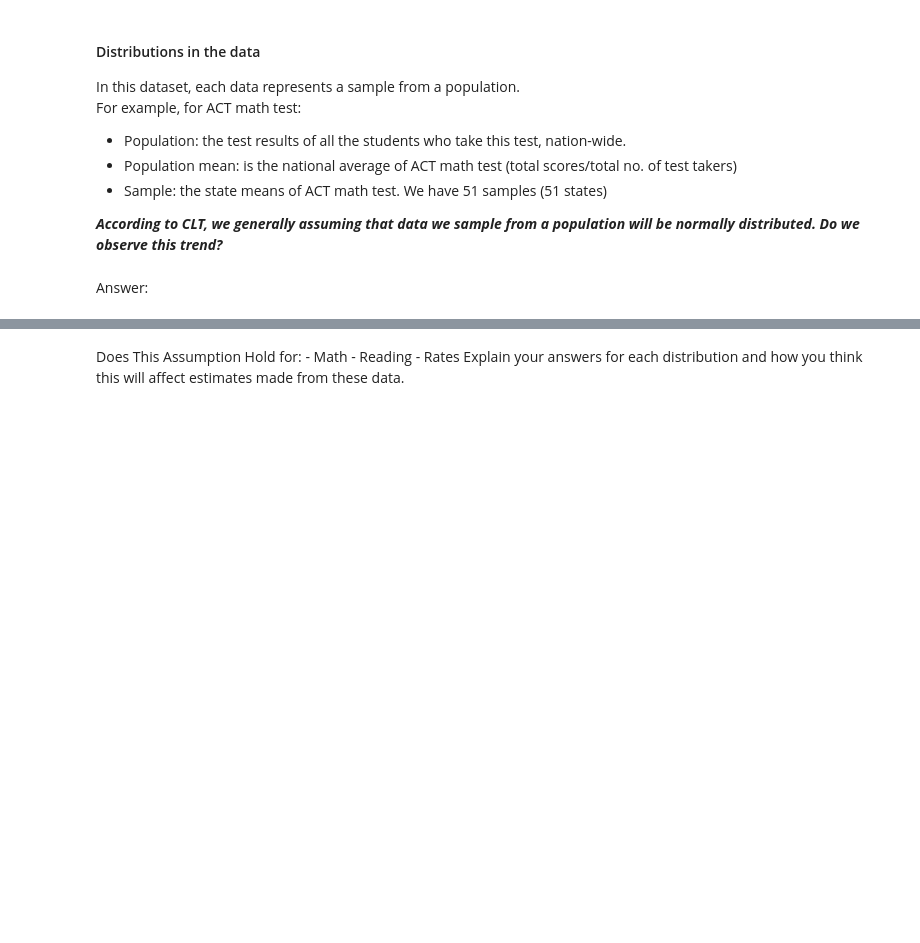
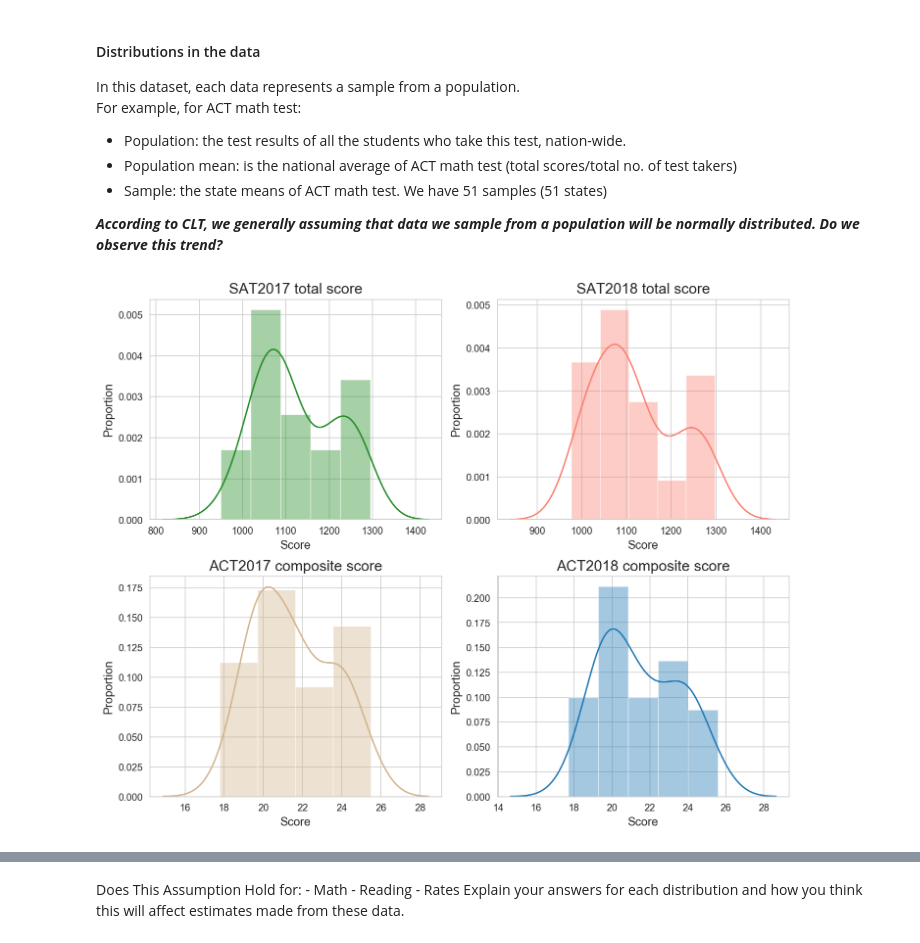
Before and after one commit to geoffersliu/dsiprojects, a Jupyter notebook: Project1234/project_1/code/starter-code_updated.ipynb, the cells around one changed output, grey strips where cells are left out. Saved outputs shown, nothing was run; the diff lists cells and outputs as text; code cells hidden in the pictures; blank space fills up the shorter version.

```diff
--- a/Project1234/project_1/code/starter-code_updated.ipynb
+++ b/Project1234/project_1/code/starter-code_updated.ipynb
@@ -1183,5 +1177,39 @@ For example, for ACT math test:
 - Sample: the state means of ACT math test. We have 51 samples (51 states)
 
 ***According to CLT, we generally assuming that data we sample from a population will be normally distributed. Do we observe this trend?***
-# %% [markdown]
-Answer:
+# %%
+#Creating subplots for seaborn dist plots of SAT and ACT total and composite scores 2017 and 2018
+fig, ax = plt.subplots(nrows = 2, ncols = 2, figsize = (10,8))
+#subplot for sat2017 avg total_score
+ax0 = sns.distplot(final["sat2017_avg_total_score"], ax=ax[0][0], color='forestgreen')
+ax[0][0].set_title("SAT2017 total score", fontsize = 15)
+ax[0][0].set_xlabel("Score", fontsize = 12)
+ax[0][0].set_ylabel("Proportion", fontsize = 12)
+ax[0][0].tick_params(axis="x", labelsize = 10)
+ax[0][0].tick_params(axis="y", labelsize = 10)
+#subplot for sat2018_avg total score
+ax1 = sns.distplot(final["sat2018_avg_total_score"], ax=ax[0][1], color ='salmon')
+ax[0][1].set_title("SAT2018 total score", fontsize = 15)
+ax[0][1].set_xlabel("Score", fontsize = 12)
+ax[0][1].set_ylabel("Proportion", fontsize = 12)
+ax[0][1].tick_params(axis="x", labelsize = 10)
+ax[0][1].tick_params(axis="y", labelsize = 10)
+#subplot for act2017 composite_score
+ax3 = sns.distplot(final["act2017_composite_score"], ax=ax[1][0], color ='tan')
+ax[1][0].set_title("ACT2017 composite score", fontsize = 15)
+ax[1][0].set_xlabel("Score", fontsize = 12)
+ax[1][0].set_ylabel("Proportion", fontsize = 12)
+ax[1][0].tick_params(axis="x", labelsize = 10)
+ax[1][0].tick_params(axis="y", labelsize = 10)
+#subplot for act2018 composite score
+ax4 = sns.distplot(final["act2018_composite_score"], ax=ax[1][1])
+ax[1][1].set_title("ACT2018 composite score", fontsize = 15)
+ax[1][1].set_xlabel("Score", fontsize = 12)
+ax[1][1].set_ylabel("Proportion", fontsize = 12)
+ax[1][1].tick_params(axis="x", labelsize = 10)
+ax[1][1].tick_params(axis="y", labelsize = 10)
+
+
+plt.tight_layout()
+# %% [output]
+[figure, added]
```
Also changed, not shown: parts of 113 cells of this notebook, 5 other files.
